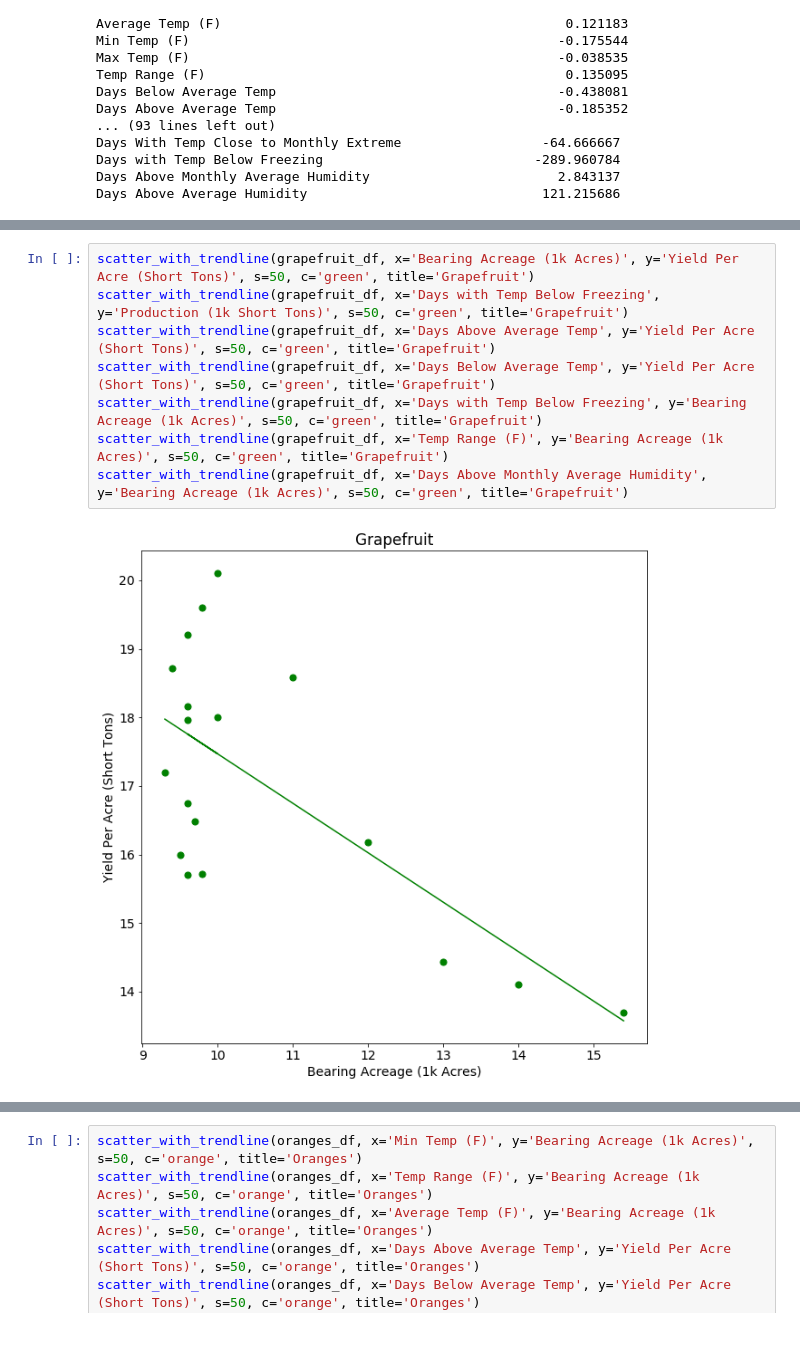
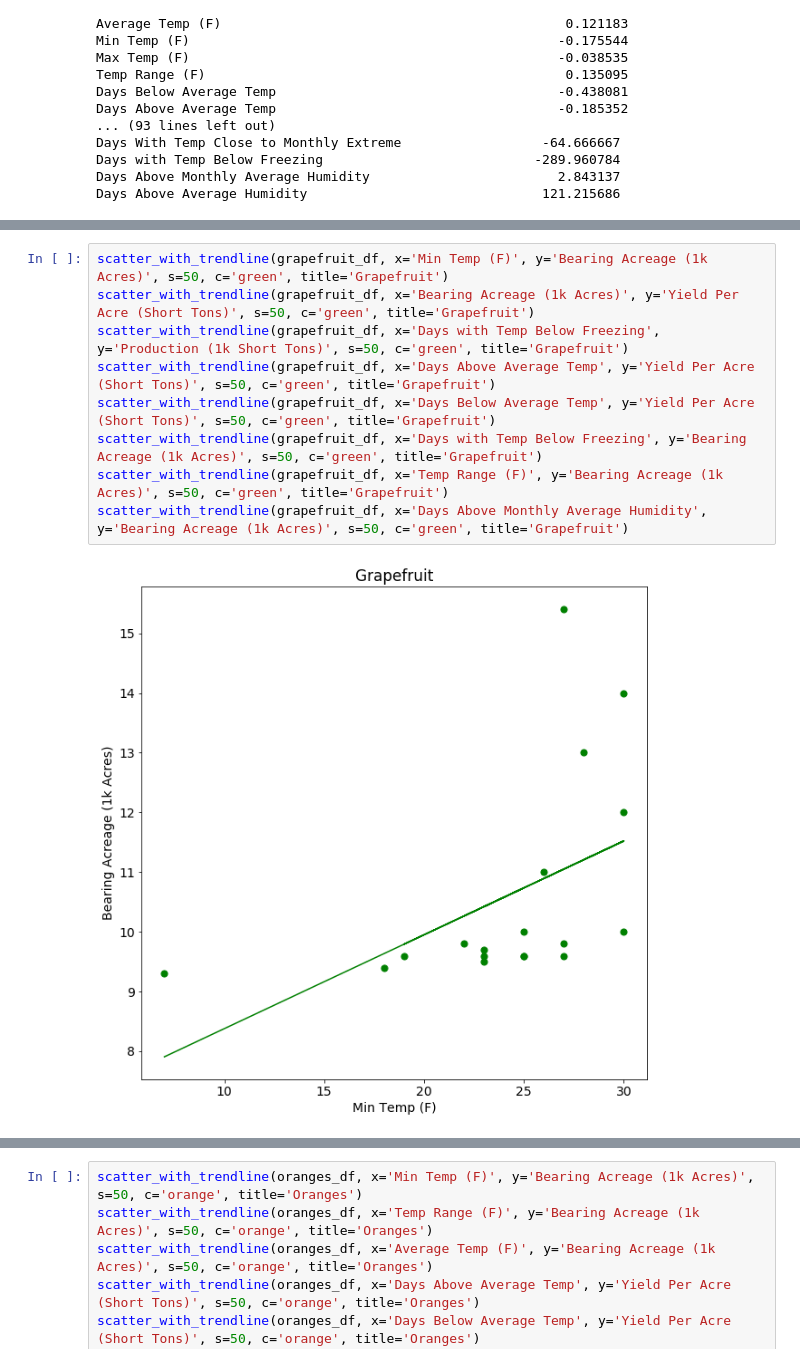
Before and after one commit to teamAwesomeKaraAndTroy/DataScienceFinalProject, a Jupyter notebook: FruitYearbookDataExploration.ipynb, the cells around one changed output, grey strips where cells are left out. Saved outputs shown, nothing was run; the diff lists cells and outputs as text.

```diff
--- a/FruitYearbookDataExploration.ipynb
+++ b/FruitYearbookDataExploration.ipynb
@@ -950,10 +954,11 @@ scatter_with_trendline(lemons_df, x='Days Above Monthly Average Humidity', y='Be
 # %%
+scatter_with_trendline(grapefruit_df, x='Min Temp (F)', y='Bearing Acreage (1k Acres)', s=50, c='green', title='Grapefruit')
 scatter_with_trendline(grapefruit_df, x='Bearing Acreage (1k Acres)', y='Yield Per Acre (Short Tons)', s=50, c='green', title='Grapefruit')
 scatter_with_trendline(grapefruit_df, x='Days with Temp Below Freezing', y='Production (1k Short Tons)', s=50, c='green', title='Grapefruit')
 scatter_with_trendline(grapefruit_df, x='Days Above Average Temp', y='Yield Per Acre (Short Tons)', s=50, c='green', title='Grapefruit')
 scatter_with_trendline(grapefruit_df, x='Days Below Average Temp', y='Yield Per Acre (Short Tons)', s=50, c='green', title='Grapefruit')
 scatter_with_trendline(grapefruit_df, x='Days with Temp Below Freezing', y='Bearing Acreage (1k Acres)', s=50, c='green', title='Grapefruit')
 scatter_with_trendline(grapefruit_df, x='Temp Range (F)', y='Bearing Acreage (1k Acres)', s=50, c='green', title='Grapefruit')
 scatter_with_trendline(grapefruit_df, x='Days Above Monthly Average Humidity', y='Bearing Acreage (1k Acres)', s=50, c='green', title='Grapefruit')
 # %% [output]
-[figure, old version]
+[figure, new version]
```
Also changed, not shown: parts of 7 cells of this notebook.
